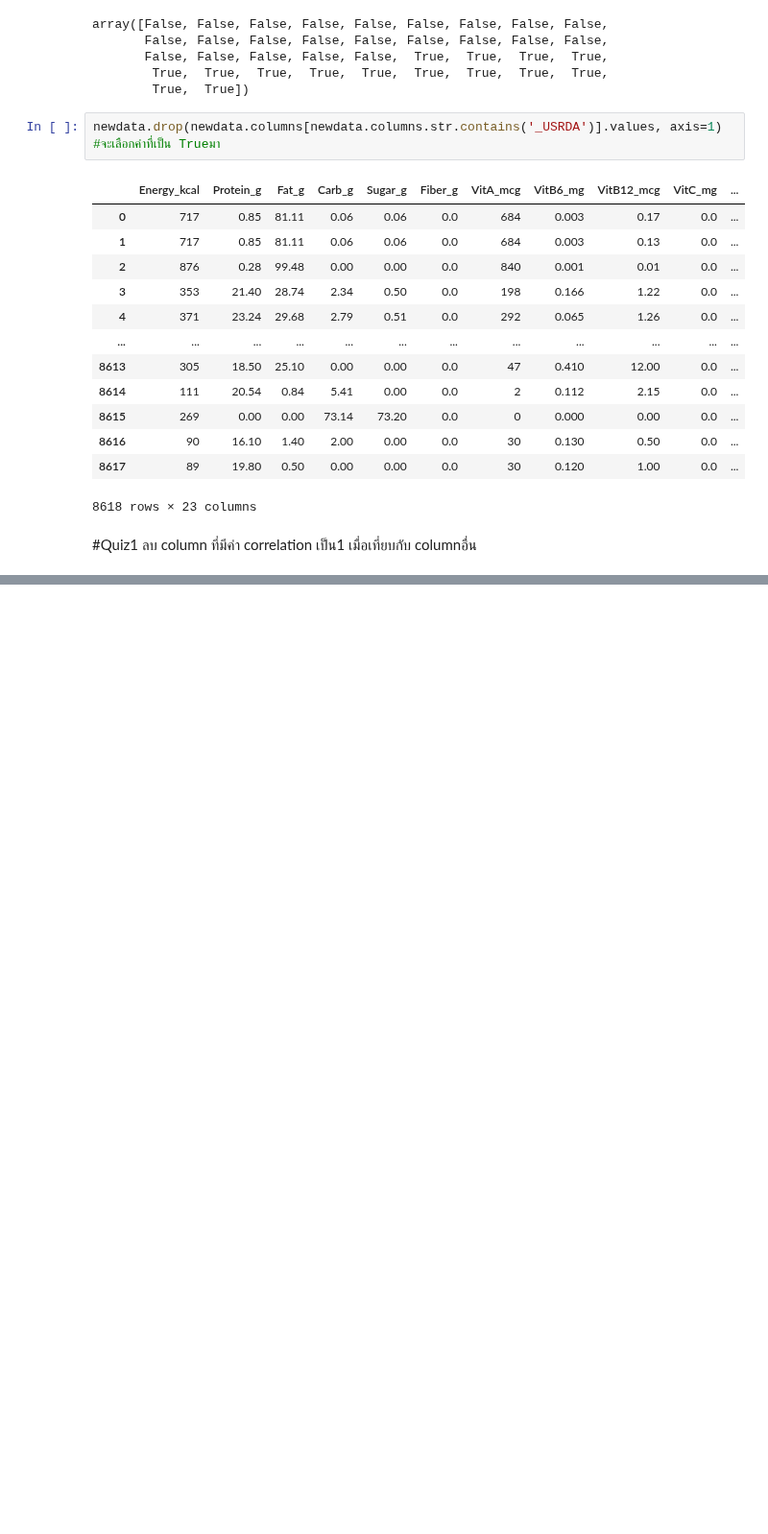
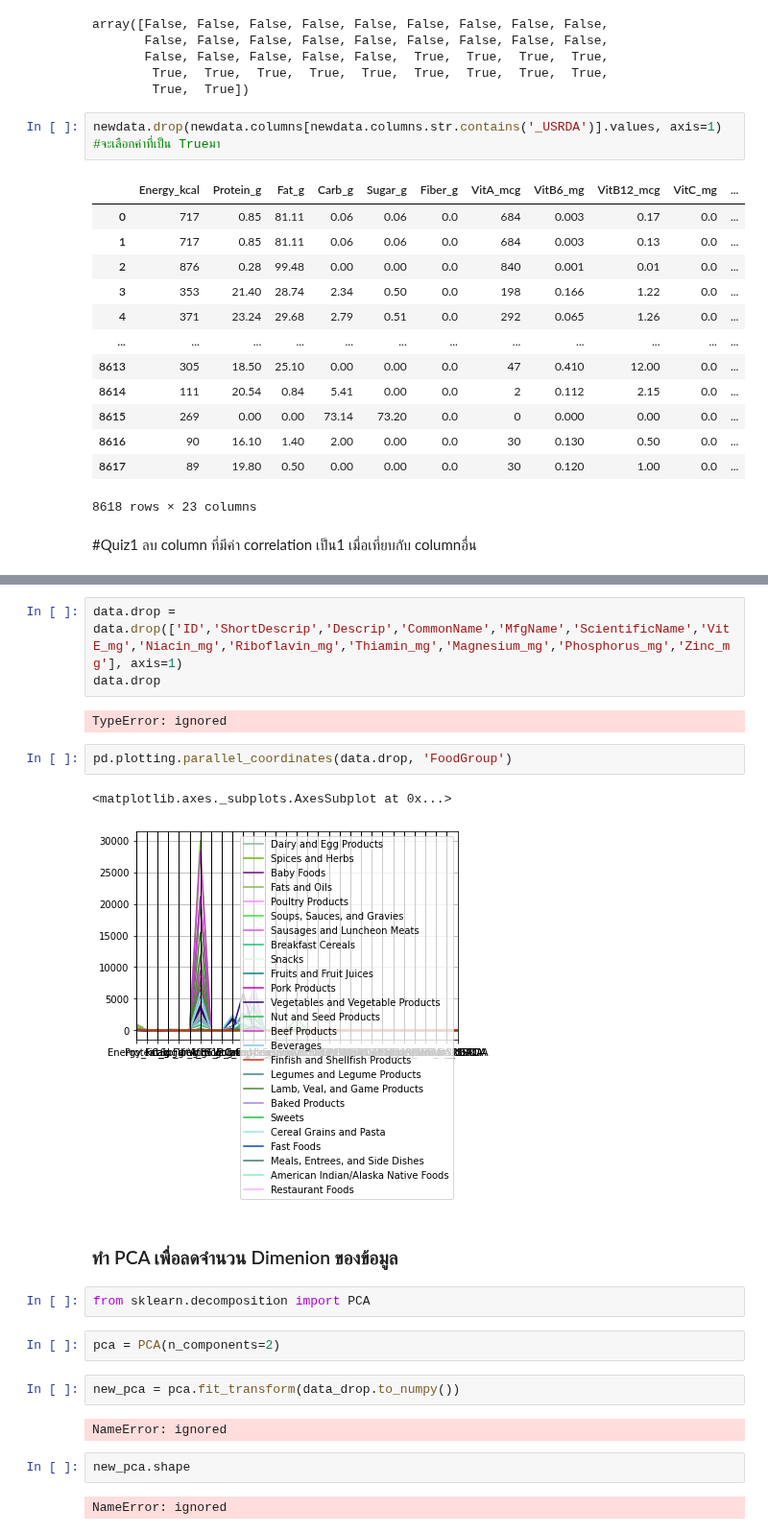
Before and after one commit to Chanunchida-May/multivariate, a Jupyter notebook: Chapter3_PCA.ipynb, the cells around one changed output, grey strips where cells are left out. Shown at 96% size. Drawn from its saved outputs; the diff is of its cells as text; blank space fills up the shorter version.

```diff
--- a/Chapter3_PCA.ipynb
+++ b/Chapter3_PCA.ipynb
@@ -439,0 +474,24 @@ newdata.drop(newdata.columns[newdata.columns.str.contains('_USRDA')].values, axi
+# %%
+data.drop = data.drop(['ID','ShortDescrip','Descrip','CommonName','MfgName','ScientificName','VitE_mg','Niacin_mg','Riboflavin_mg','Thiamin_mg','Magnesium_mg','Phosphorus_mg','Zinc_mg'], axis=1)
+data.drop
+# %% [output]
+TypeError: ignored
+# %%
+pd.plotting.parallel_coordinates(data.drop, 'FoodGroup')
+# %% [output]
+<matplotlib.axes._subplots.AxesSubplot at 0x...>
+[figure, added]
+# %% [markdown]
+### ทำ PCA เพื่อลดจำนวน Dimenion ของข้อมูล
+# %%
+from sklearn.decomposition import PCA
+# %%
+pca = PCA(n_components=2)
+# %%
+new_pca = pca.fit_transform(data_drop.to_numpy())
+# %% [output]
+NameError: ignored
+# %%
+new_pca.shape
+# %% [output]
+NameError: ignored
```
Also changed, not shown: parts of 12 cells of this notebook.
